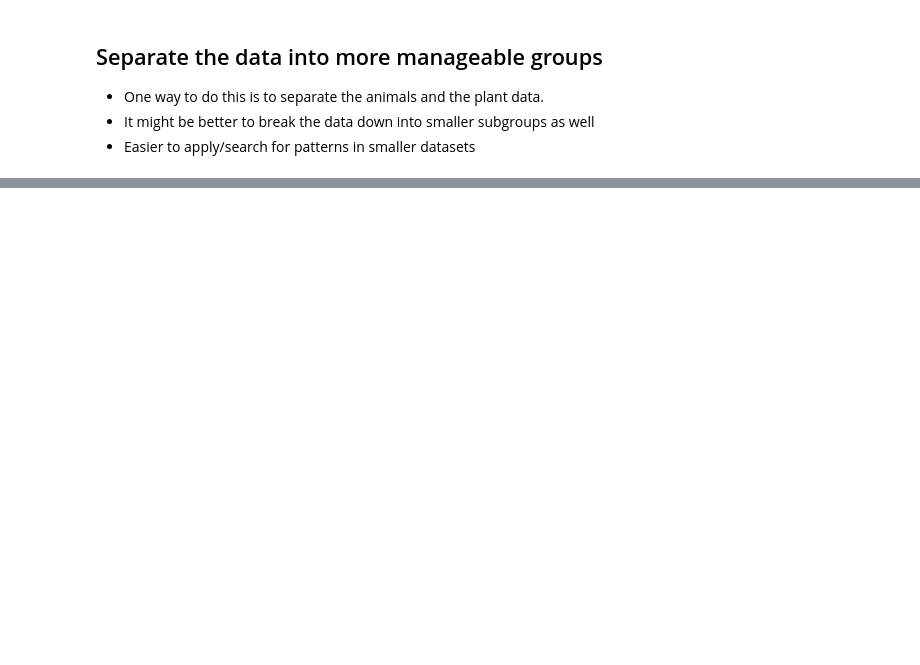
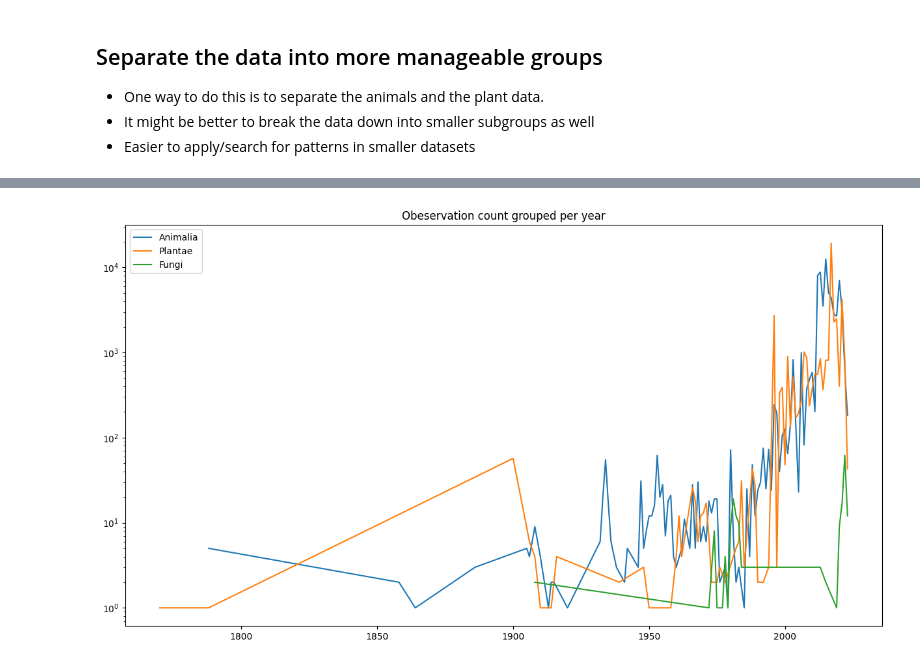
Before and after one commit to ninnzz/savekoalaplease, a Jupyter notebook: process.ipynb, the cells around one changed output, grey strips where cells are left out. Cells and saved outputs as stored; diff of their text form; code cells hidden in the pictures; blank space fills up the shorter version.

Commit message:
added some plots and historical analysis

```diff
--- a/process.ipynb
+++ b/process.ipynb
@@ -131,5 +135,16 @@ plant_data = cleaned_data[cleaned_data.kingdom == "Plantae"]
 animal_data = cleaned_data[cleaned_data.kingdom == "Animalia"]
 fungi_data = cleaned_data[cleaned_data.kingdom == "Fungi"]
 # %%
-plant_data.head(5)
+animal_yearly = animal_data.final_count.groupby([animal_data.date_clean.dt.year]).agg("sum")
+plant_yearly = plant_data.final_count.groupby([plant_data.date_clean.dt.year]).agg("sum")
+fungi_yearly = fungi_data.final_count.groupby([fungi_data.date_clean.dt.year]).agg("sum")
+
+plt.figure(figsize=(15, 8))
+plt.plot(animal_yearly.index, animal_yearly.values, label="Animalia")
+plt.plot(plant_yearly.index, plant_yearly.values, label="Plantae")
+plt.plot(fungi_yearly.index, fungi_yearly.values, label="Fungi")
+plt.yscale("log")
+plt.title("Obeservation count grouped per year")
+plt.legend()
+plt.show()
 # %% [output]
@@ -141,0 +151 @@ plant_data.head(5)
+[figure, added]
```
Also changed, not shown: parts of 12 cells of this notebook.
